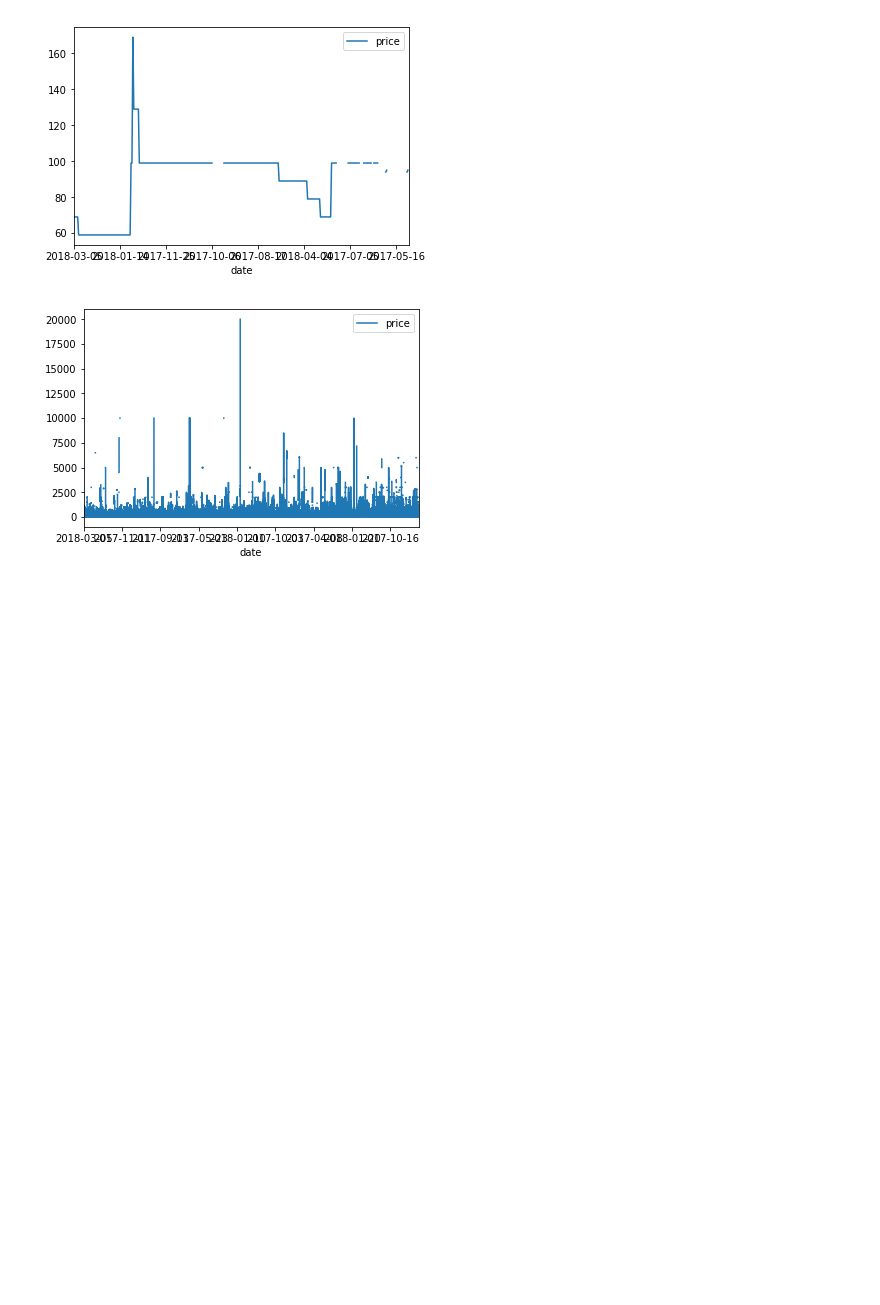
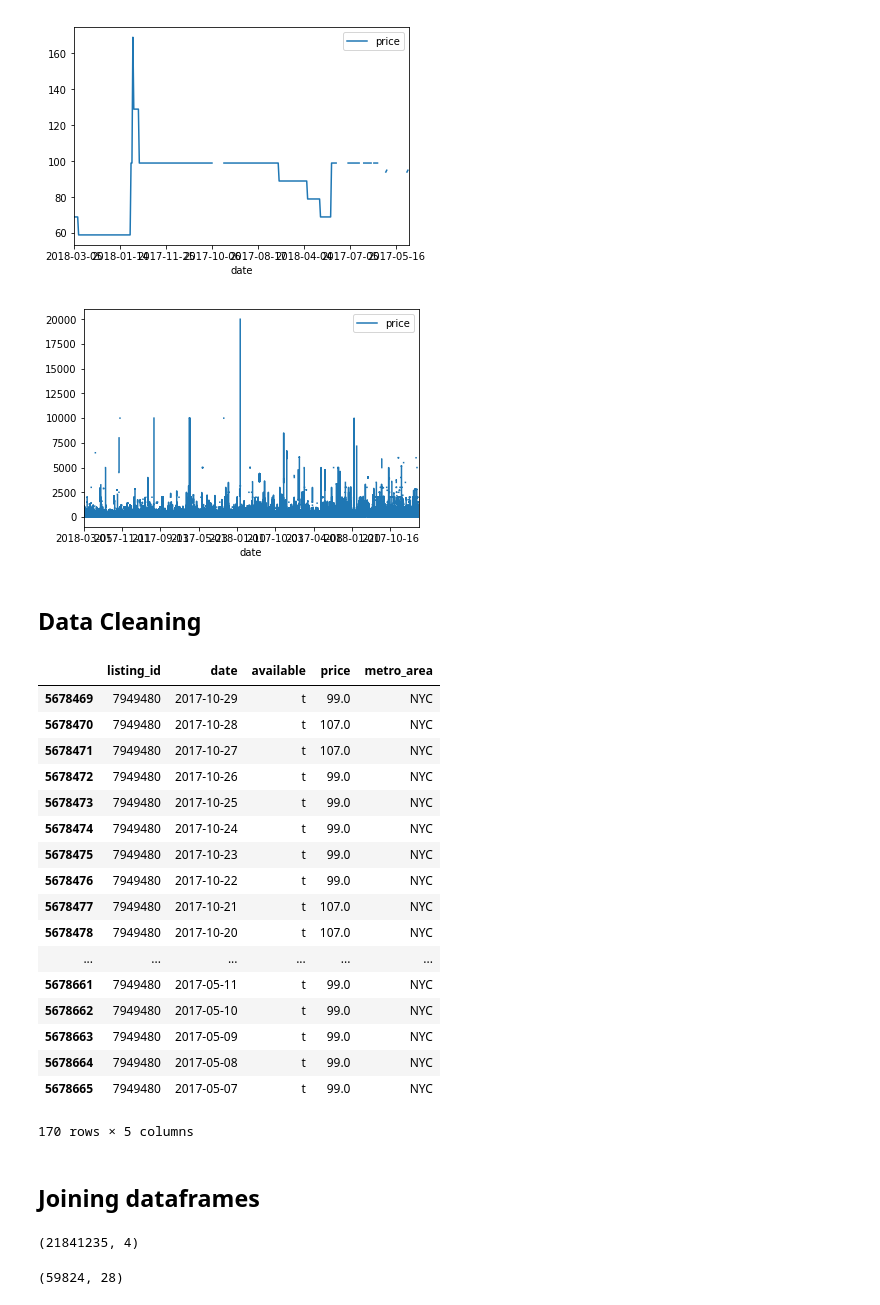
Before and after one commit to terenceneo/Airbnb-NYC-data-study, a Jupyter notebook: AirBnb Data Exploration.ipynb, the cells around one changed output. Cells and saved outputs as stored; diff of their text form; code cells hidden in the pictures; blank space fills up the shorter version.

```diff
--- a/AirBnb Data Exploration.ipynb
+++ b/AirBnb Data Exploration.ipynb
@@ -95,0 +80,4 @@ zipcodes = zipcodes[zipcodes["City"] == "New York"]
+# %% [markdown]
+## Data Cleaning
+# %%
+calendar = calendar.set_index("listing_id")
@@ -95,0 +86,21 @@ zipcodes = zipcodes[zipcodes["City"] == "New York"]
+# %%
+calendar[(calendar["listing_id"] == 7949480) & (calendar["price"].notna())]
+# %% [output]
+|  | listing_id | date | available | price | metro_area |
+| 5678469 | 7949480 | 2017-10-29 | t | 99.0 | NYC |
+| 5678470 | 7949480 | 2017-10-28 | t | 107.0 | NYC |
+| 5678471 | 7949480 | 2017-10-27 | t | 107.0 | NYC |
+| 5678472 | 7949480 | 2017-10-26 | t | 99.0 | NYC |
+| 5678473 | 7949480 | 2017-10-25 | t | 99.0 | NYC |
+| 5678474 | 7949480 | 2017-10-24 | t | 99.0 | NYC |
+| 5678475 | 7949480 | 2017-10-23 | t | 99.0 | NYC |
+| 5678476 | 7949480 | 2017-10-22 | t | 99.0 | NYC |
+| 5678477 | 7949480 | 2017-10-21 | t | 107.0 | NYC |
+| 5678478 | 7949480 | 2017-10-20 | t | 107.0 | NYC |
+| ... | ... | ... | ... | ... | ... |
+| 5678661 | 7949480 | 2017-05-11 | t | 99.0 | NYC |
+| 5678662 | 7949480 | 2017-05-10 | t | 99.0 | NYC |
+| 5678663 | 7949480 | 2017-05-09 | t | 99.0 | NYC |
+| 5678664 | 7949480 | 2017-05-08 | t | 99.0 | NYC |
+| 5678665 | 7949480 | 2017-05-07 | t | 99.0 | NYC |
+170 rows × 5 columns
@@ -95,0 +110,2 @@ zipcodes = zipcodes[zipcodes["City"] == "New York"]
+# %% [markdown]
+## Joining dataframes
@@ -95,0 +114,8 @@ zipcodes = zipcodes[zipcodes["City"] == "New York"]
+# %%
+calendar_new.shape
+# %% [output]
+(21841235, 4)
+# %%
+listings_new.shape
+# %% [output]
+(59824, 28)
```
Also changed, not shown: parts of 21 cells of this notebook.
